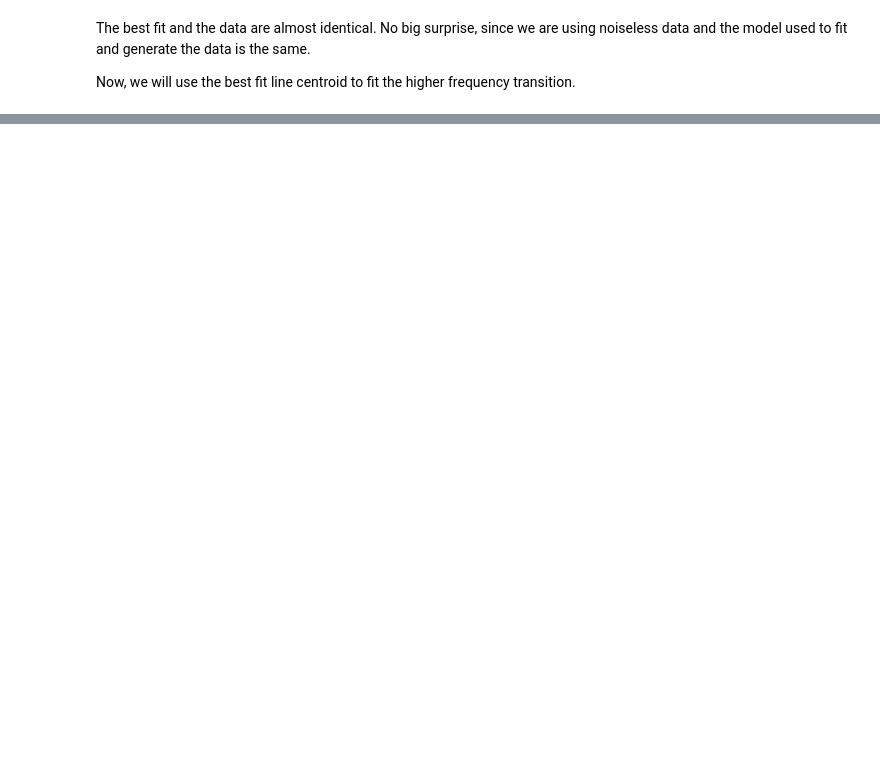
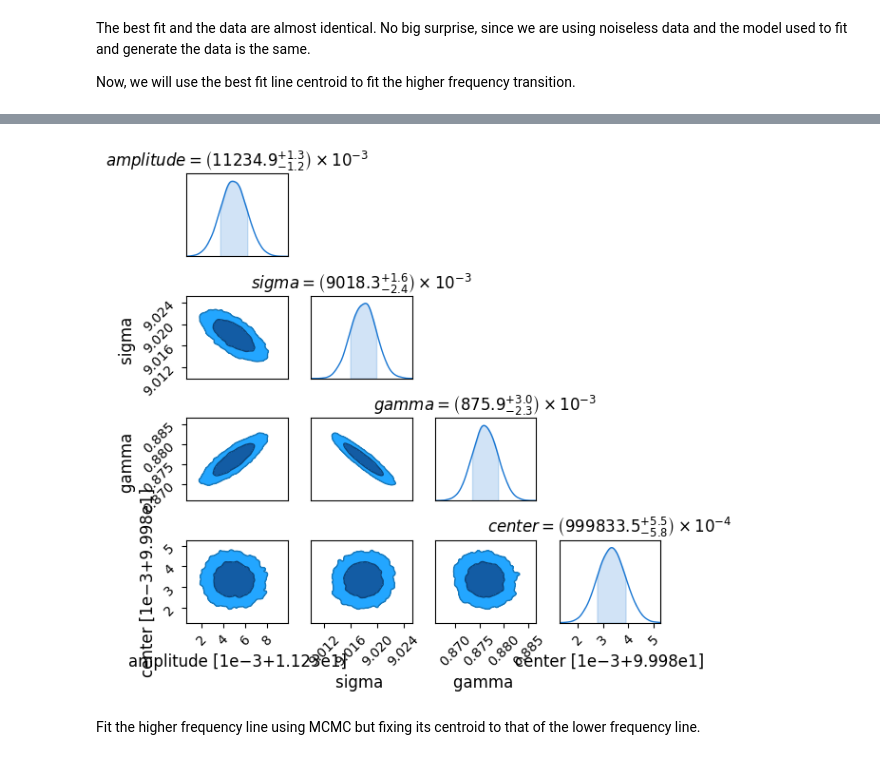
Before and after one commit to astrofle/RRLpy, a Jupyter notebook: examples/fit_lines.ipynb, the cells around one changed output, grey strips where cells are left out. Drawn from its saved outputs; the diff is of its cells as text; code cells hidden in the pictures; blank space fills up the shorter version.

```diff
--- a/examples/fit_lines.ipynb
+++ b/examples/fit_lines.ipynb
@@ -164,0 +260,13 @@ plt.legend()
+# %%
+# Extract the results from the sampler.
+# The maximum likelihood values should match those of the gas layer we generated above.
+c = ChainConsumer()
+c.add_chain(np.asarray(flat_sample), parameters=pars)
+c.plotter.plot()
+# By default chainconsumer reports the 1 sigma intervals
+# above and below the maximum likelihood value.
+plt.tight_layout()
+# %% [output]
+[figure, added]
+# %% [markdown]
+Fit the higher frequency line using MCMC but fixing its centroid to that of the lower frequency line.
```
Also changed, not shown: parts of 16 cells of this notebook.
